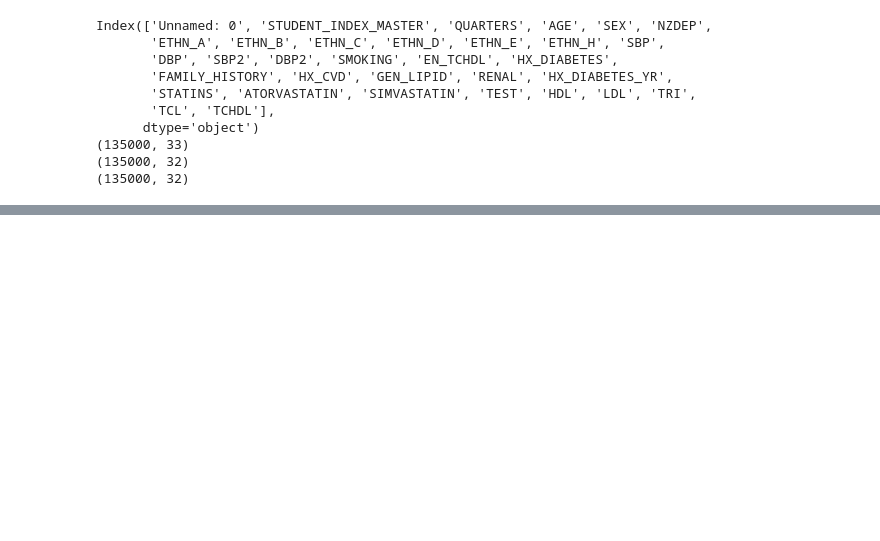
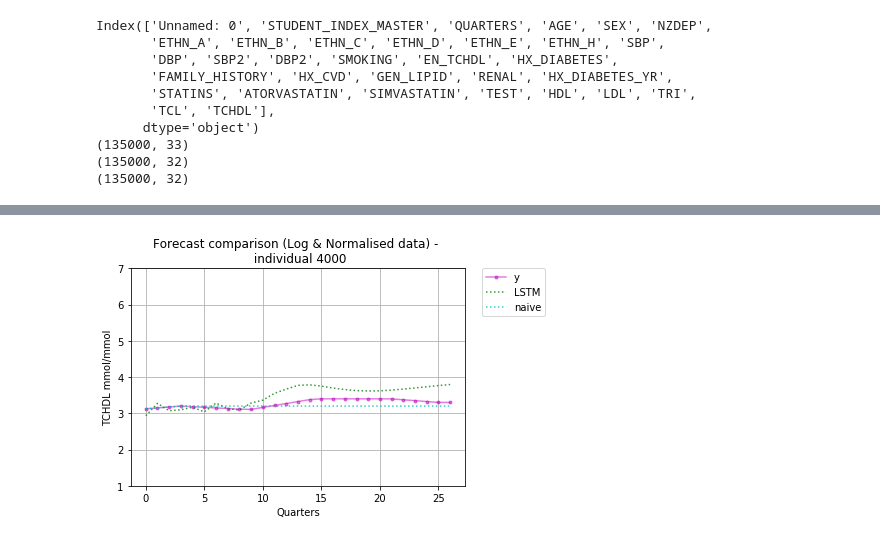
Before and after one commit to WilliamHsuNz/MLRIG, a Jupyter notebook: Experiments/LSTM_VIEW_Cholesterol_PHH_(after_simple_syn).ipynb, the cells around one changed output, grey strips where cells are left out. Cells and saved outputs as stored; diff of their text form; code cells hidden in the pictures; blank space fills up the shorter version.

Commit message:
Including error calculation and plotting code

```diff
--- a/Experiments/LSTM_VIEW_Cholesterol_PHH_(after_simple_syn).ipynb
+++ b/Experiments/LSTM_VIEW_Cholesterol_PHH_(after_simple_syn).ipynb
@@ -1124,5 +1082,5 @@ STGeicKXNtxz
 # %%
-# Columns of VIEW_ground_truth_v
+# Columns of VIEW_v
 # STUDENT_INDEX_MASTER, QUARTERS, AGE,
 # STATINS, ATORVASTATIN, SIMVASTATIN,
 # TEST, HDL, LDL, TRI, TCL, TCHDL,
@@ -1130,15 +1088,15 @@ STGeicKXNtxz
 #########################
 # create naive forecast
 #########################
-value_indicating_test = max(np.unique(VIEW_ground_truth_v[:, 6]))
-value_indicating_no_test = min(np.unique(VIEW_ground_truth_v[:, 6]))
+value_indicating_test = max(np.unique(VIEW_v[:, 6]))
+value_indicating_no_test = min(np.unique(VIEW_v[:, 6]))
 
+missing_a_measure = 0
+IDs_of_missing_measure = []
 naive_v = np.empty([0, 17])
-for i in range(len(complete_inv_y)//27): #number_of_inds  len(complete_inv_y)//27
+for i in range(len(complete_inv_y)//27):
     ind_id = complete_inv_y[(i*27), 0]
-    ind_v = copy.deepcopy(VIEW_ground_truth_v[VIEW_ground_truth_v[:, 0]==ind_id])
-    #print("ind_v shape", ind_v.shape)
-    #ind_v = copy.deepcopy(VIEW_1hot_encoded_v[(i*28):((i+1)*28), :])
+    ind_v = copy.deepcopy(VIEW_v[VIEW_v[:, 0]==ind_id])
     test_list = list(ind_v[0:8, 6])
     quarters_v = copy.deepcopy(ind_v[:, 1])
     age_v = copy.deepcopy(ind_v[:, 2])
@@ -1185,0 +1129,7 @@ NameError: name 'naive' is not defined
+# %%
+# check to see if data y, yhat and naive are equal
+naive_v = naive_v[:, :-5]
+print(np.array_equal(complete_inv_y[:, 0], complete_inv_yhat[:, 0]))
+print(np.array_equal(complete_inv_y[:, 0], naive_v[:, 0]))
+print(naive_v.shape)
+print(naive_v[0:28, :])
@@ -1257,0 +1276,26 @@ print(VIEW_1hot_encoded_test_v[0:28, :-5])
+# %%
+#################################
+# plot examples from data
+#################################
+# sample individual
+idx = 4000
+
+ind_y = complete_inv_y[(idx*27):((idx+1)*27), -1]
+ind_yhat = complete_inv_yhat[(idx*27):((idx+1)*27), -1]
+ind_naive = naive_v[(idx*27):((idx+1)*27), -1]
+#ind_id = ind_yhat[0, 0]
+quarters = complete_inv_y[(idx*27):((idx+1)*27), 1]
+fig, ax = pyplot.subplots()
+ax.plot(quarters, ind_y, '.-', color='m', alpha=0.5, label="y")
+ax.plot(quarters, ind_yhat, ':', color='g', alpha=0.8, label="LSTM")
+ax.plot(quarters, ind_naive, ':', color='c', alpha=0.8, label="naive")
+ax.set(xlabel='Quarters',
+       ylabel='TCHDL mmol/mmol',
+       Title='Forecast comparison (Log & Normalised data) - \n individual 4000')
+ax.set_ylim([1, 7])
+ax.grid()
+lgd = ax.legend(bbox_to_anchor=(1.05, 1), loc=2, borderaxespad=0.)
+fig.savefig('/home/whsu014/plots/LSTM_log_normalised_train2500_ind4000.pdf', bbox_extra_artists=(lgd,), bbox_inches='tight')
+pyplot.show()
+# %% [output]
+[figure, added]
```
Also changed, not shown: parts of 14 cells of this notebook.
